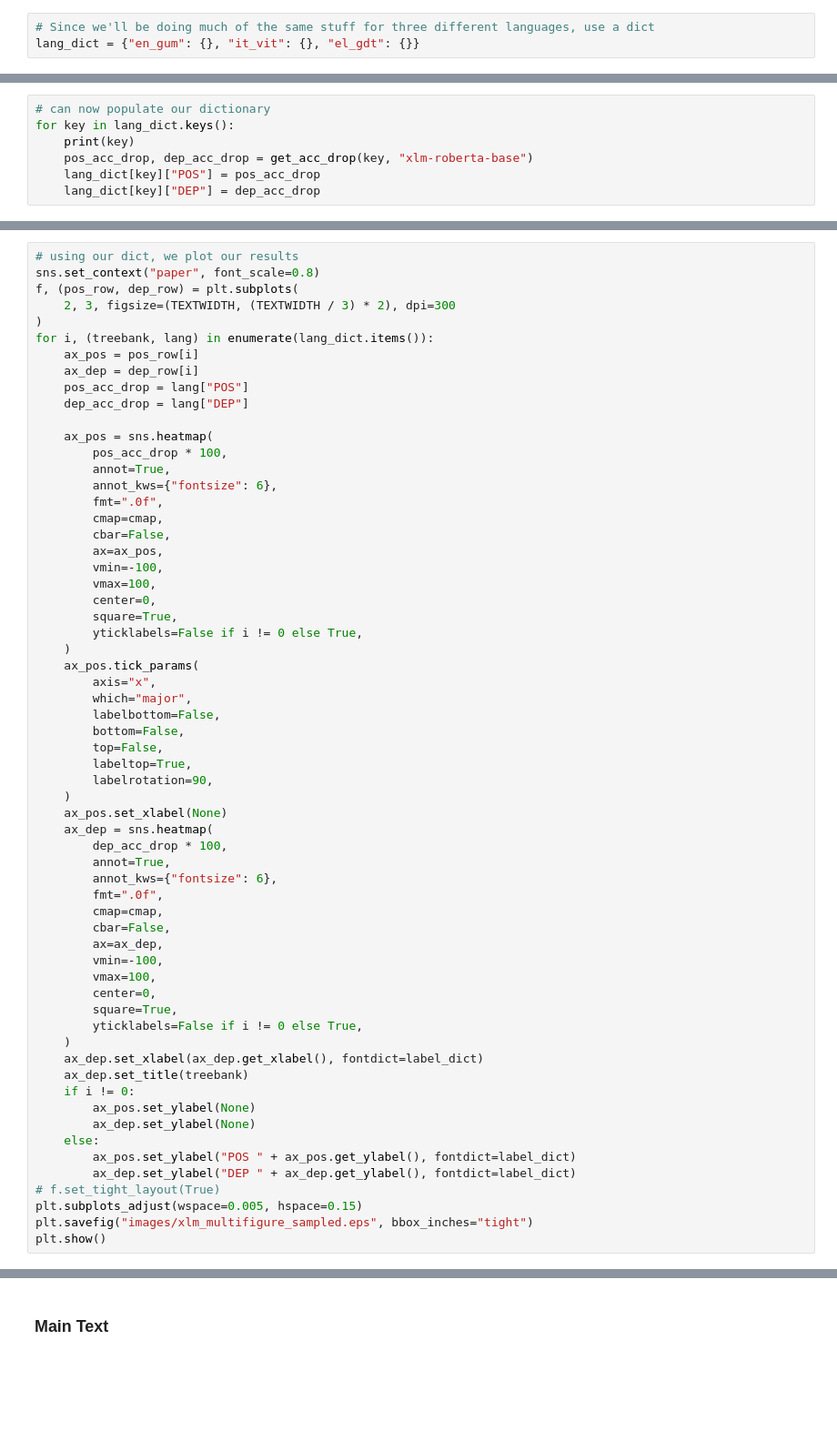
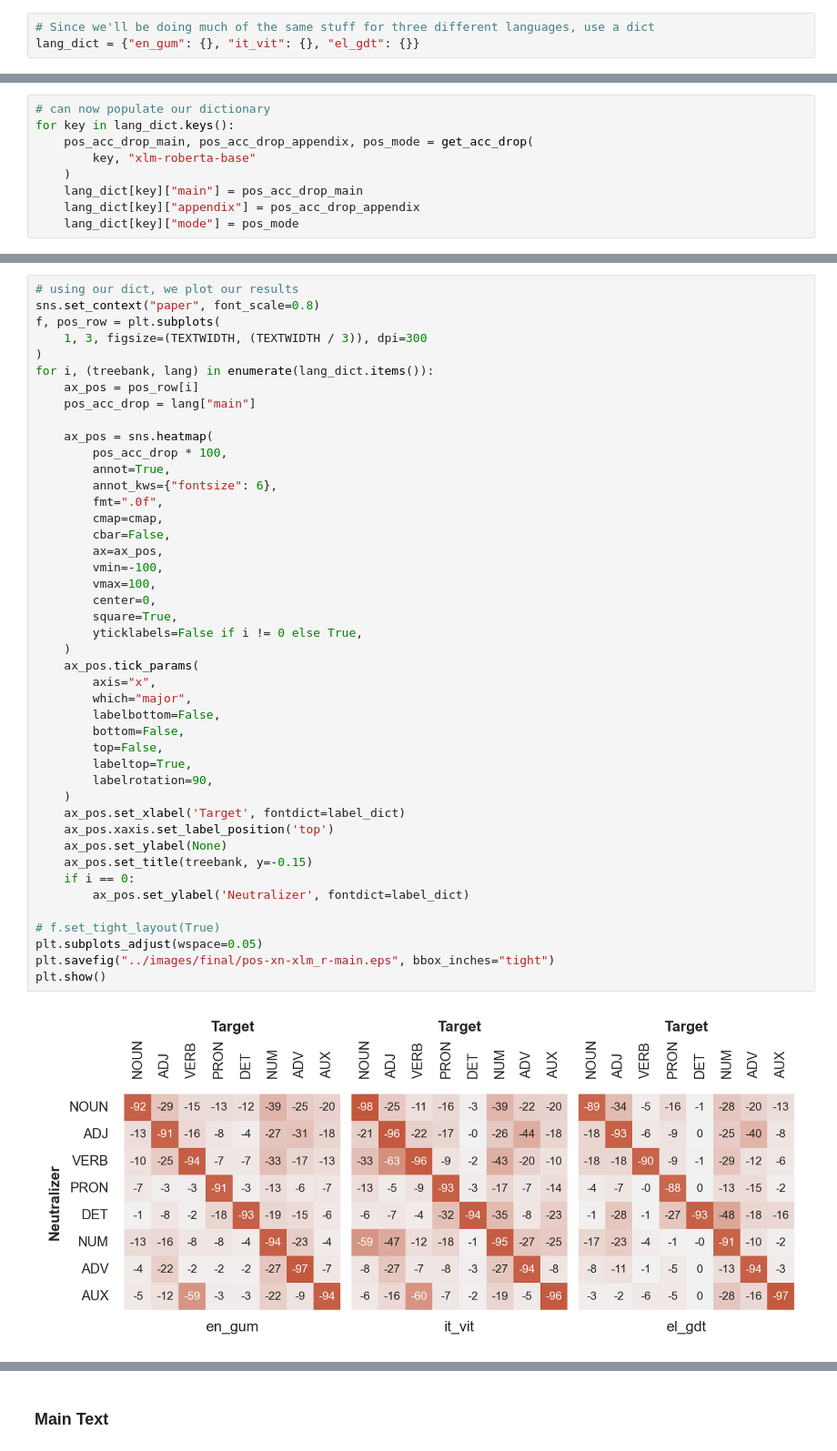
Before and after one commit to thesofakillers/infoshare, a Jupyter notebook: notebooks/report_figures.ipynb, the cells around one changed output, grey strips where cells are left out. Shown at 91% size. Saved outputs shown, nothing was run; the diff lists cells and outputs as text; blank space fills up the shorter version.

```diff
--- a/notebooks/report_figures.ipynb
+++ b/notebooks/report_figures.ipynb
@@ -123,7 +154,9 @@ def get_acc_drop(treebank, model):
 # %%
 # can now populate our dictionary
 for key in lang_dict.keys():
-    print(key)
-    pos_acc_drop, dep_acc_drop = get_acc_drop(key, "xlm-roberta-base")
-    lang_dict[key]["POS"] = pos_acc_drop
-    lang_dict[key]["DEP"] = dep_acc_drop
+    pos_acc_drop_main, pos_acc_drop_appendix, pos_mode = get_acc_drop(
+        key, "xlm-roberta-base"
+    )
+    lang_dict[key]["main"] = pos_acc_drop_main
+    lang_dict[key]["appendix"] = pos_acc_drop_appendix
+    lang_dict[key]["mode"] = pos_mode
@@ -130,62 +171,46 @@ for key in lang_dict.keys():
 # %%
 # using our dict, we plot our results
 sns.set_context("paper", font_scale=0.8)
-f, (pos_row, dep_row) = plt.subplots(
-    2, 3, figsize=(TEXTWIDTH, (TEXTWIDTH / 3) * 2), dpi=300
+f, pos_row = plt.subplots(
+    1, 3, figsize=(TEXTWIDTH, (TEXTWIDTH / 3)), dpi=300
 )
 for i, (treebank, lang) in enumerate(lang_dict.items()):
     ax_pos = pos_row[i]
-    ax_dep = dep_row[i]
-    pos_acc_drop = lang["POS"]
-    dep_acc_drop = lang["DEP"]
+    pos_acc_drop = lang["main"]
 
     ax_pos = sns.heatmap(
         pos_acc_drop * 100,
         annot=True,
         annot_kws={"fontsize": 6},
         fmt=".0f",
         cmap=cmap,
         cbar=False,
         ax=ax_pos,
         vmin=-100,
         vmax=100,
         center=0,
         square=True,
         yticklabels=False if i != 0 else True,
     )
     ax_pos.tick_params(
         axis="x",
         which="major",
         labelbottom=False,
         bottom=False,
         top=False,
         labeltop=True,
         labelrotation=90,
     )
-    ax_pos.set_xlabel(None)
-    ax_dep = sns.heatmap(
-        dep_acc_drop * 100,
-        annot=True,
-        annot_kws={"fontsize": 6},
-        fmt=".0f",
-        cmap=cmap,
-        cbar=False,
-        ax=ax_dep,
-        vmin=-100,
-        vmax=100,
-        center=0,
-        square=True,
-        yticklabels=False if i != 0 else True,
-    )
-    ax_dep.set_xlabel(ax_dep.get_xlabel(), fontdict=label_dict)
-    ax_dep.set_title(treebank)
-    if i != 0:
-        ax_pos.set_ylabel(None)
-        ax_dep.set_ylabel(None)
-    else:
-        ax_pos.set_ylabel("POS " + ax_pos.get_ylabel(), fontdict=label_dict)
-        ax_dep.set_ylabel("DEP " + ax_dep.get_ylabel(), fontdict=label_dict)
+    ax_pos.set_xlabel('Target', fontdict=label_dict)
+    ax_pos.xaxis.set_label_position('top')
+    ax_pos.set_ylabel(None)
+    ax_pos.set_title(treebank, y=-0.15)
+    if i == 0:
+        ax_pos.set_ylabel('Neutralizer', fontdict=label_dict)
+
 # f.set_tight_layout(True)
-plt.subplots_adjust(wspace=0.005, hspace=0.15)
-plt.savefig("images/xlm_multifigure_sampled.eps", bbox_inches="tight")
+plt.subplots_adjust(wspace=0.05)
+plt.savefig("../images/final/pos-xn-xlm_r-main.eps", bbox_inches="tight")
 plt.show()
+# %% [output]
+[figure, added]
```
Also changed, not shown: parts of 30 cells of this notebook.
